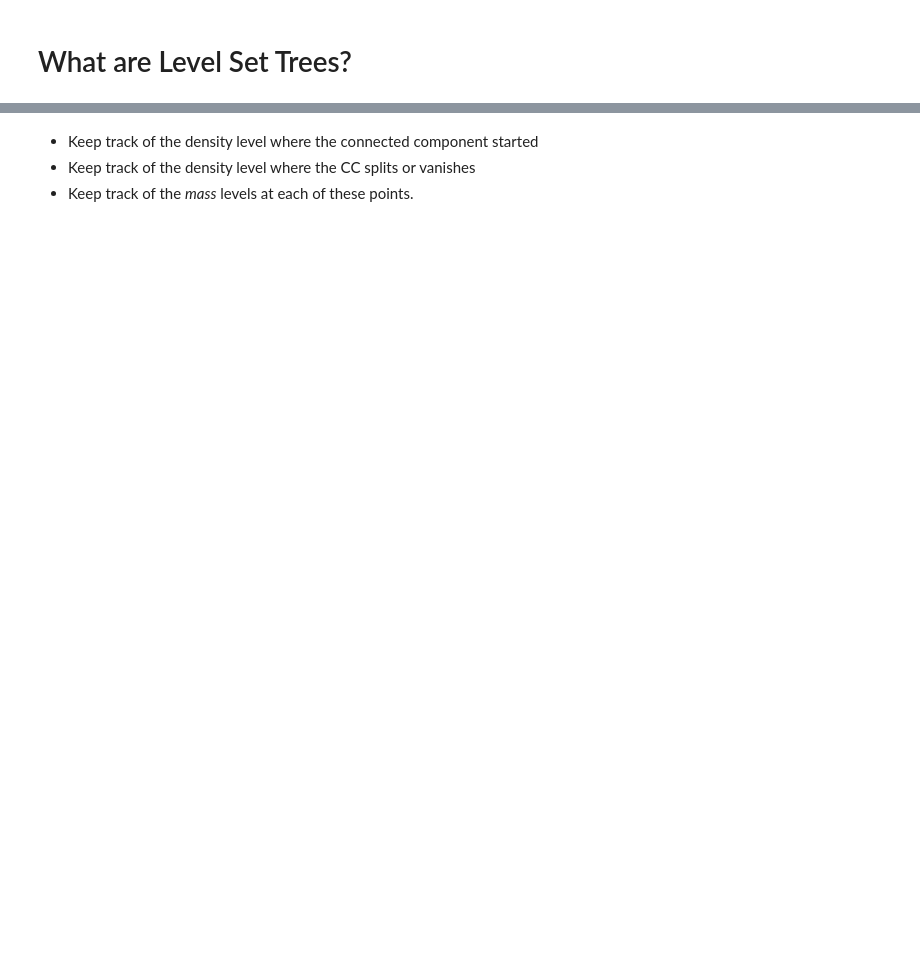
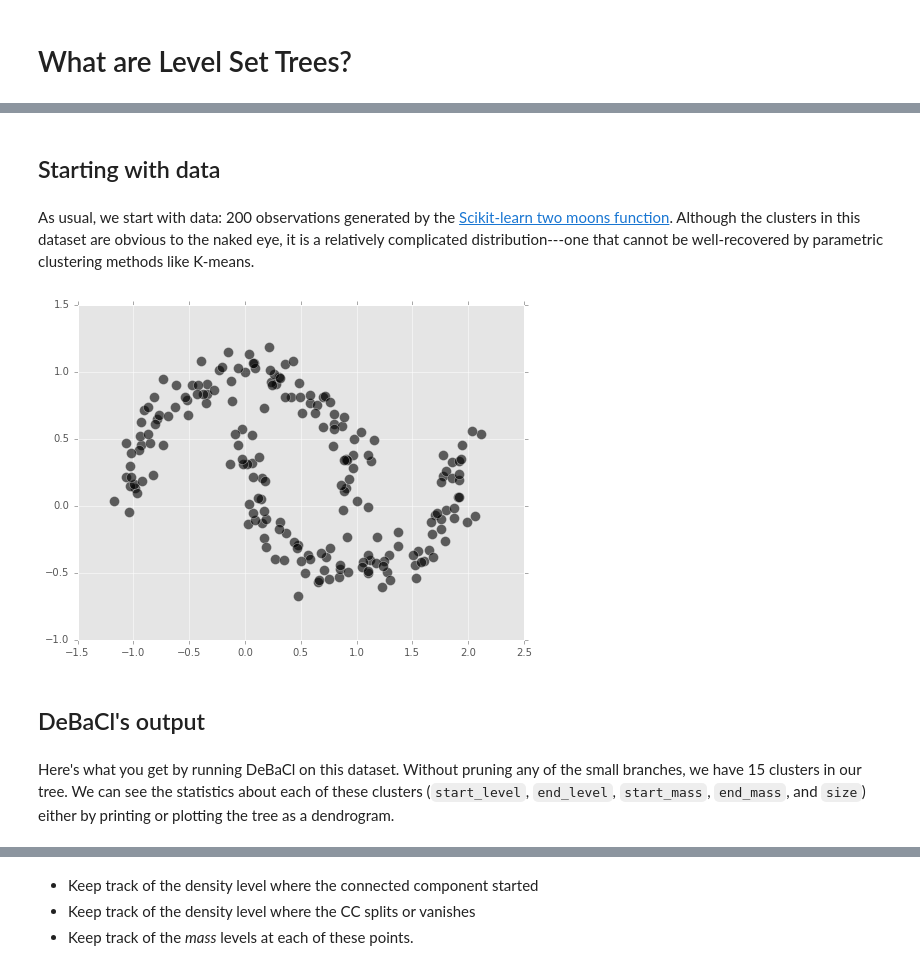
Before and after one commit to CoAxLab/DeBaCl, a Jupyter notebook: examples/what_are_level_set_trees.ipynb, the cells around one changed output, grey strips where cells are left out. Drawn from its saved outputs; the diff is of its cells as text; code cells hidden in the pictures; blank space fills up the shorter version.

```diff
--- a/examples/what_are_level_set_trees.ipynb
+++ b/examples/what_are_level_set_trees.ipynb
@@ -29,12 +2,0 @@ knn_graph, radii = dcl.utils.knn_graph(moons, k=10)
-# %%
-import networkx as nx
-
-with plt.style.context('ggplot'):
-    fig, ax = plt.subplots(figsize=(6, 4.5))
-    ax.scatter(moons[:, 0], moons[:, 1], c='black', s=70, alpha=0.6)
-
-    for i, neighbors in enumerate(knn_graph):
-        for j in neighbors:
-            ax.plot((moons[i, 0], moons[j, 0]), (moons[i, 1], moons[j, 1]), color='black',
-                    alpha=0.5, zorder=1)
-    fig.show()
@@ -48,0 +16,37 @@ with plt.style.context('ggplot'):
+# %%
+def plot_points(X, figsize=(8, 6), **kwargs):
+    with plt.style.context('ggplot'):
+        fig, ax = plt.subplots(figsize=figsize)
+        ax.scatter(X[:, 0], X[:, 1], **kwargs)
+
+    return fig
+
+def plot_edges(X, graph, fig):
+    ax = fig.gca()
+    for v1, v2 in graph.edges():
+        ax.plot((X[v1, 0], X[v2, 0]), (X[v1, 1], X[v2, 1]),
+                color='black', alpha=0.5, zorder=0)
+
+    return fig
+# %% [markdown]
+## Starting with data
+# %% [markdown]
+As usual, we start with data: 200 observations generated by the [Scikit-learn two moons function](http://scikit-learn.org/stable/modules/generated/sklearn.datasets.make_moons.html). Although the clusters in this dataset are obvious to the naked eye, it is a relatively complicated distribution---one that cannot be well-recovered by parametric clustering methods like K-means.
+# %%
+import debacl as dcl
+from sklearn.datasets import make_moons
+import matplotlib.pyplot as plt
+%matplotlib inline
+
+n = 200
+
+moons, y = make_moons(n_samples=n, noise=0.1, random_state=19)
+
+fig = plot_points(moons, c='black', s=100, alpha=0.6)
+fig.show()
+# %% [output]
+[figure, added]
+# %% [markdown]
+## DeBaCl's output
+# %% [markdown]
+Here's what you get by running DeBaCl on this dataset. Without pruning any of the small branches, we have 15 clusters in our tree. We can see the statistics about each of these clusters (`start_level`, `end_level`, `start_mass`, `end_mass`, and `size`) either by printing or plotting the tree as a dendrogram.
```
Also changed, not shown: parts of 42 cells of this notebook.
